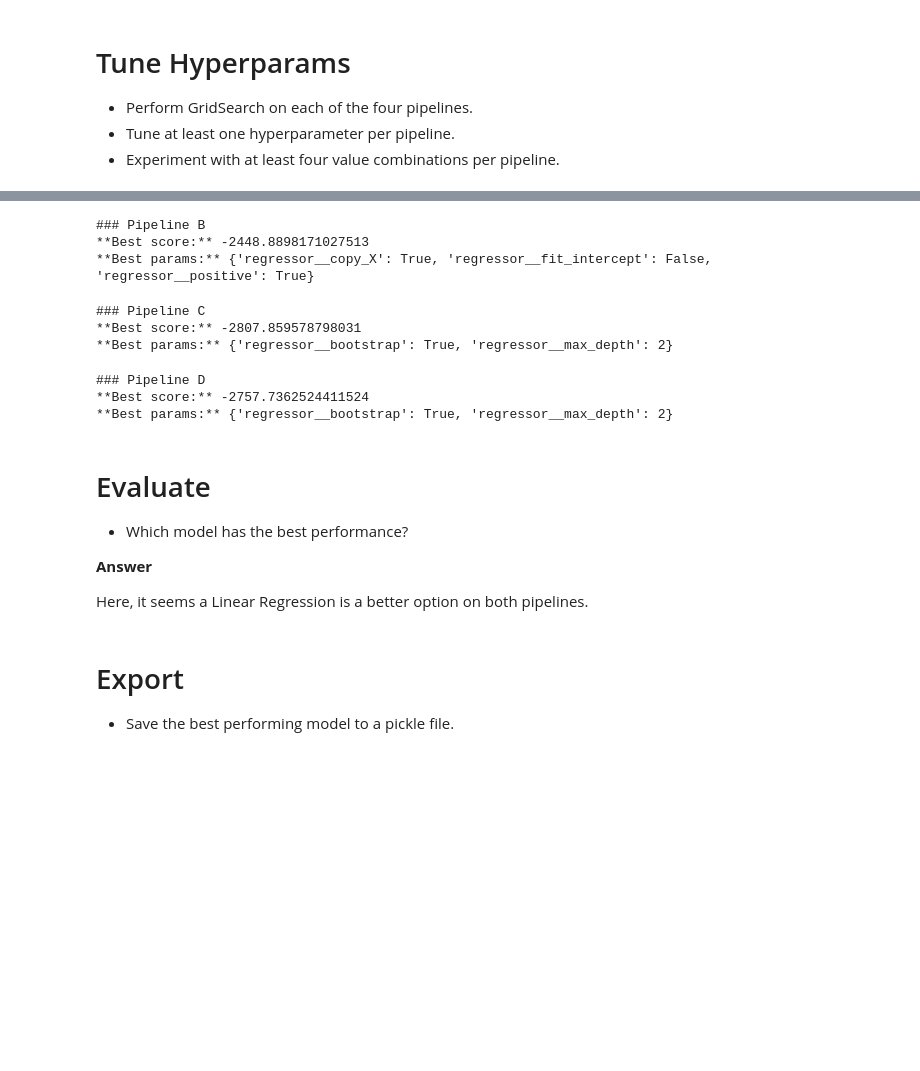
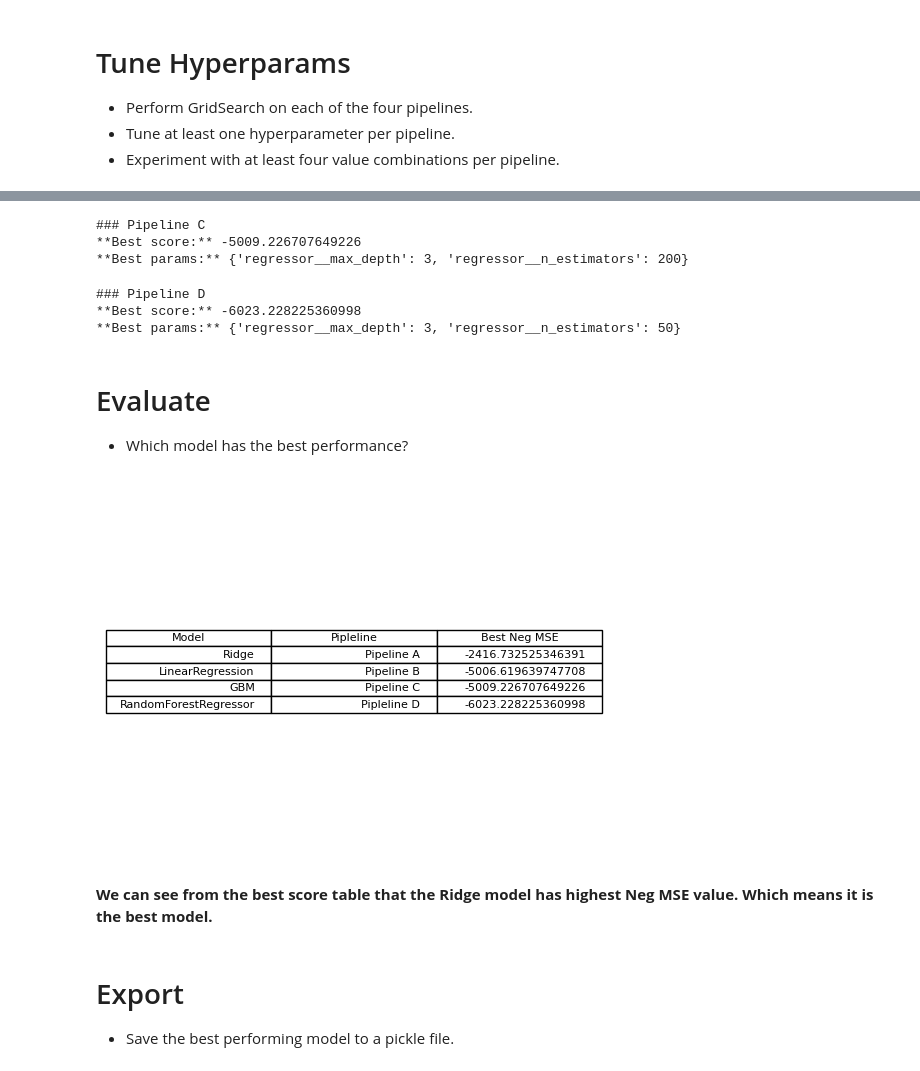
Before and after one commit to drop2jyoti/production, a Jupyter notebook: 02_activities/assignments/assignment_3.ipynb, the cells around one changed output, grey strips where cells are left out. Saved outputs shown, nothing was run; the diff lists cells and outputs as text; code cells hidden in the pictures; blank space fills up the shorter version.

```diff
--- a/02_activities/assignments/assignment_3.ipynb
+++ b/02_activities/assignments/assignment_3.ipynb
@@ -341,8 +342,14 @@ print(f"### Pipeline A\n**Best score:** {gs1.best_score_}  \n**Best params:** {g
+# %%
+# Gradientboosting regressor - param_grid
+param_grid_c = {
+    'regressor__n_estimators': [50, 100, 200],
+    'regressor__max_depth': [3, 5, 10]
+}
 # %%
-grid_search_2 = GridSearchCV(estimator=pipeline_B, param_grid=param_grid_A, cv=5, scoring=scoring, return_train_score=True, refit='neg_mean_squared_error')
-gs2 = grid_search_2.fit(X_train, Y_train)
-print(f"### Pipeline B\n**Best score:** {gs2.best_score_}  \n**Best params:** {gs2.best_params_}")
+grid_C = GridSearchCV(pipeline_C, param_grid_c, cv=5, scoring='neg_mean_squared_error')
+gs3 = grid_C.fit(X, Y)
+print(f"### Pipeline C\n**Best score:** {gs3.best_score_}  \n**Best params:** {gs3.best_params_}")
 # %% [output]
-### Pipeline B
-**Best score:** -2448.8898171027513
-**Best params:** {'regressor__copy_X': True, 'regressor__fit_intercept': False, 'regressor__positive': True}
+### Pipeline C
+**Best score:** -5009.226707649226
+**Best params:** {'regressor__max_depth': 3, 'regressor__n_estimators': 200}
@@ -354,28 +356,46 @@ param_grid_B = {
+# %%
+# Randomforest Regressor - param_grid
+param_grid_rf = {
+    'regressor__n_estimators': [50, 100, 200],
+    'regressor__max_depth': [3, 5, 10]
+}
 # %%
 
-grid_search_3 = GridSearchCV(estimator=pipeline_C, param_grid=param_grid_B, cv=5,scoring=scoring, refit='neg_mean_squared_error', verbose=False)
-gs3 = grid_search_3.fit(X_train, Y_train)
-print(f"### Pipeline C\n**Best score:** {gs3.best_score_}  \n**Best params:** {gs3.best_params_}")
+grid_D = GridSearchCV(pipeline_D, param_grid_rf, cv=5, scoring='neg_mean_squared_error')
+gs4= grid_D.fit(X, Y)
+print(f"### Pipeline D\n**Best score:** {gs4.best_score_}  \n**Best params:** {gs4.best_params_}")
 # %% [output]
-### Pipeline C
-**Best score:** -2807.859578798031
-**Best params:** {'regressor__bootstrap': True, 'regressor__max_depth': 2}
+### Pipeline D
+**Best score:** -6023.228225360998
+**Best params:** {'regressor__max_depth': 3, 'regressor__n_estimators': 50}
-# %%
-grid_search_4 = GridSearchCV(estimator=pipeline_D, param_grid=param_grid_B, cv=5, scoring=scoring,refit='neg_mean_squared_error', verbose=False)
-gs4 = grid_search_4.fit(X_train, Y_train)
-print(f"### Pipeline D\n**Best score:** {gs4.best_score_}  \n**Best params:** {gs4.best_params_}")
-# %% [output]
-### Pipeline D
-**Best score:** -2757.7362524411524
-**Best params:** {'regressor__bootstrap': True, 'regressor__max_depth': 2}
 # %% [markdown]
 # Evaluate
 
 + Which model has the best performance?
-
-**Answer**
-
-Here, it seems a Linear Regression is a better option on both pipelines.
+# %%
+import matplotlib.pyplot as plt
+# best score data
+score_data = [['Ridge','Pipeline A',grid_A.best_score_],
+        ['LinearRegression','Pipeline B', grid_B.best_score_],
+        ['GBM', 'Pipeline C',grid_C.best_score_],
+        ['RandomForestRegressor', 'Pipleline D',grid_D.best_score_]]
+
+# Create a figure and axis
+fig, ax = plt.subplots()
+
+# Hide axes
+ax.axis('tight')
+ax.axis('off')
+
+# Create the table
+table = ax.table(cellText=score_data, colLabels=["Model", "Pipleline", "Best Neg MSE"], loc='center')
+
+# Display the table
+plt.show()
+# %% [output]
+[figure, added]
+# %% [markdown]
+**We can see from the best score table that the Ridge model has highest Neg MSE value. Which means it is the best model.**
 # %% [markdown]
 # Export
 
```
Also changed, not shown: parts of 22 cells of this notebook, 1 other file.
